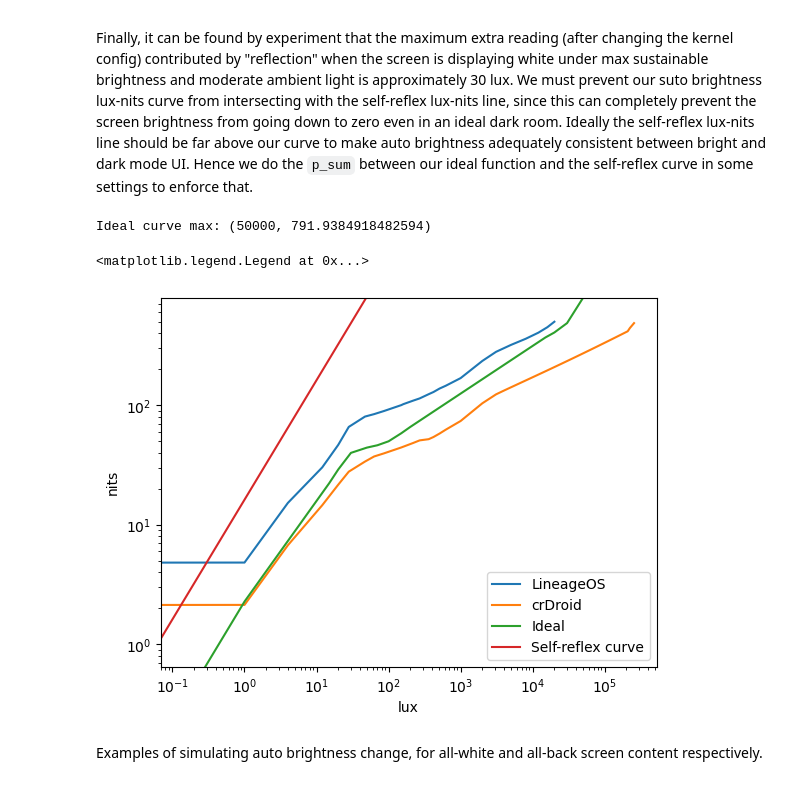
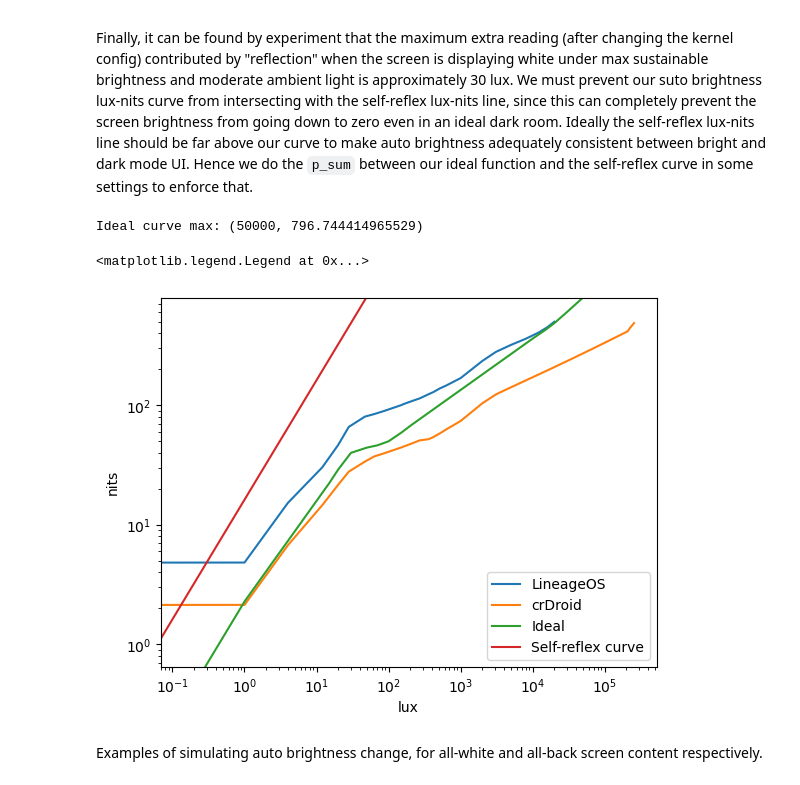
Before and after one commit to yezhiyi9670-aosp-forks/shared-android_device_oneplus_lemonades, a Jupyter notebook: docs/brightness_remap_calculations/calc.ipynb, the cells around one changed output. Cells and saved outputs as stored; diff of their text form; code cells hidden in the pictures.

```diff
--- a/docs/brightness_remap_calculations/calc.ipynb
+++ b/docs/brightness_remap_calculations/calc.ipynb
@@ -515,36 +515,36 @@ ideal_auto_lux, ideal_auto_nits = make_ideal_lux_nits(lambda item:
     # p_sum(
         log_splend(
             item,
             0.08,
             (1, list_to_list_linear_map(9, oos_register_key_points, oos_nits_key_points)),
             (30, 40),
             (100, 50),
-            (30000, max_sustainable_nits),
+            (20000, max_sustainable_nits),
             (50000, max_hbm_nits),
         )
     #     , item * 0.5 / max_sustainable_reflex_lux * max_sustainable_nits,
     #     -1
     # )
 )
 plt.plot(ideal_auto_lux, ideal_auto_nits, label='Ideal')
 print(f'Ideal curve max: ({max(*ideal_auto_lux)}, {max(*ideal_auto_nits)})')
 
 auto_lux = ideal_auto_lux
 auto_nits = ideal_auto_nits
 plt.xscale('log')
 plt.yscale('log')
 plt.xlabel('lux')
 plt.ylabel('nits')
 plt.ylim(0, max_hbm_nits)
 
 auto_reflex_white_lux = [item / max_sustainable_nits * max_sustainable_reflex_lux for item in auto_nits]
 auto_reflex_black_lux = [0.0 for item in auto_nits]
 plt.plot(auto_reflex_white_lux, auto_nits, label='Self-reflex curve')
 plt.legend()
 # %% [output]
-Ideal curve max: (50000, 791.9384918482594)
+Ideal curve max: (50000, 796.744414965529)
 <matplotlib.legend.Legend at 0x...>
-[figure, old version]
+[figure, new version]
 # %% [markdown]
 Examples of simulating auto brightness change, for all-white and all-back screen content respectively.
 # %%
```
Also changed, not shown: parts of 5 cells of this notebook, 2 other files.
